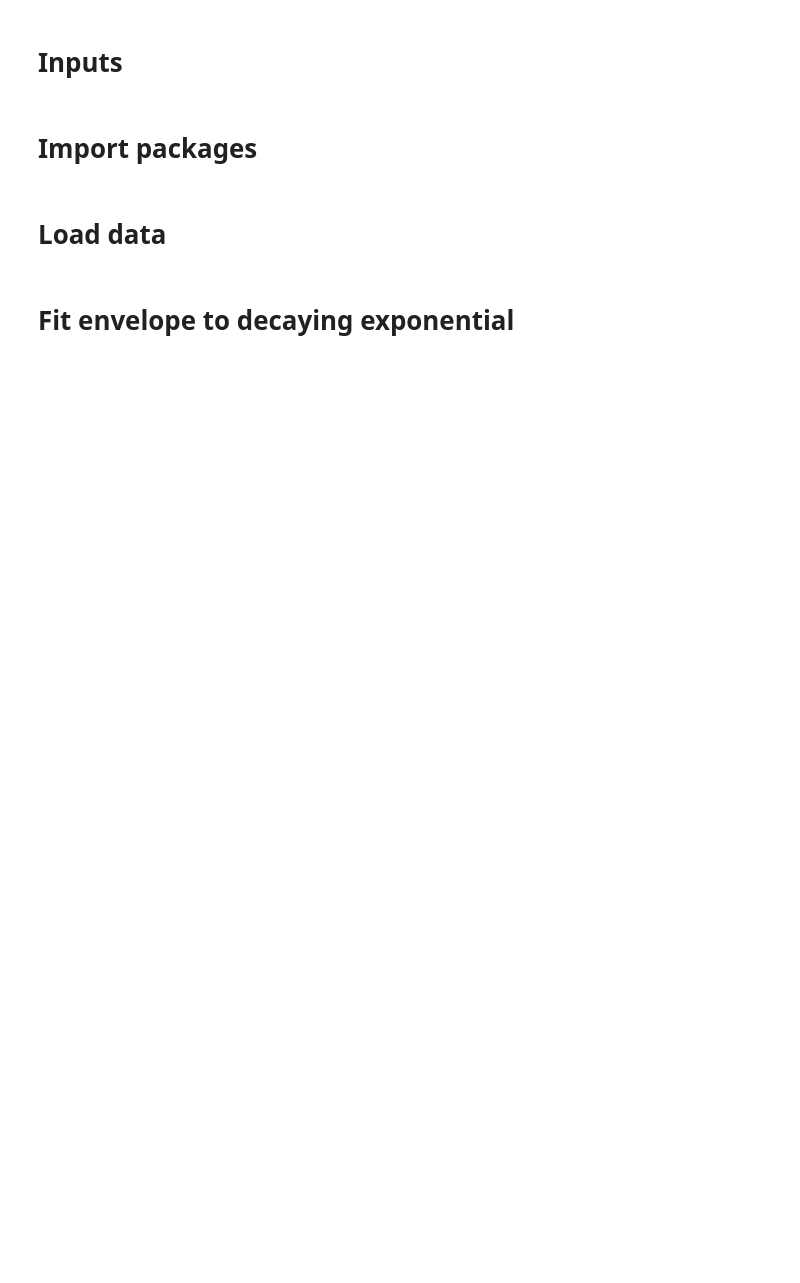
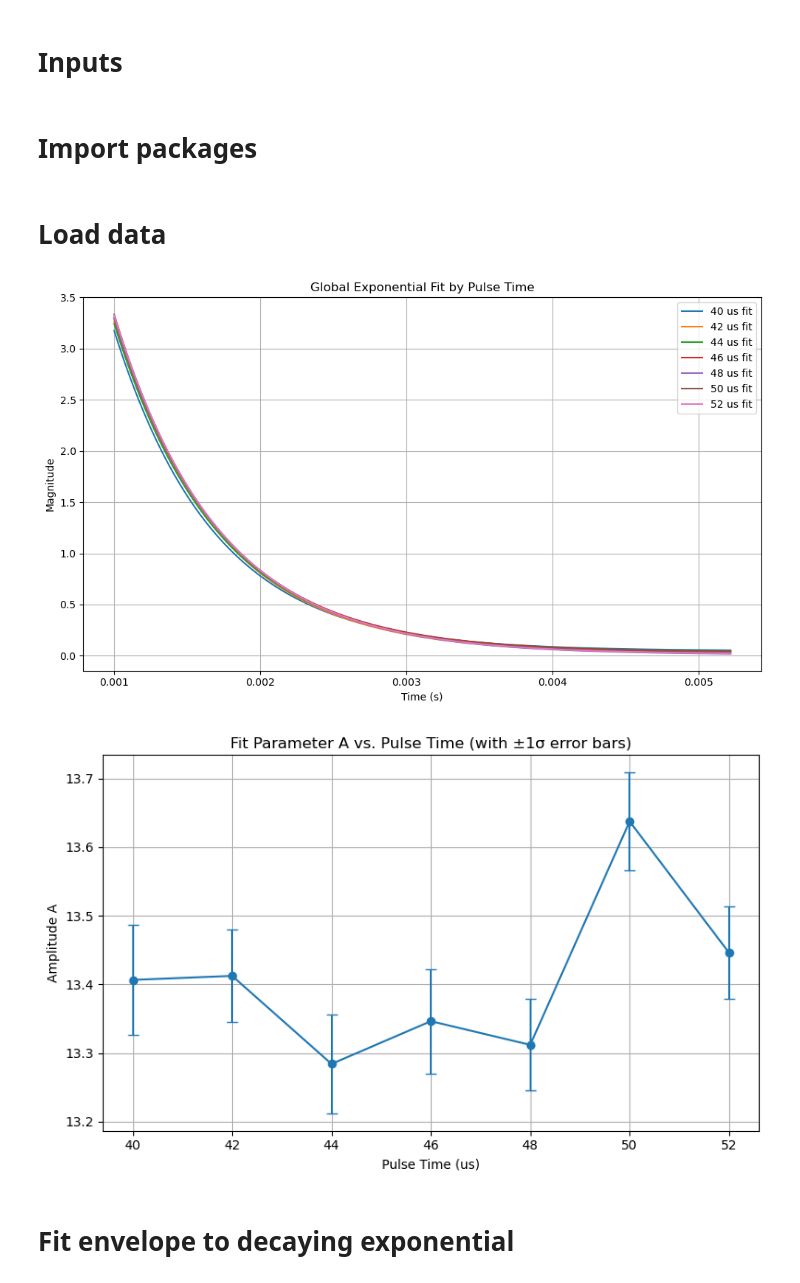
Before and after one commit to noah-silverberg/382L-pNMR, a Jupyter notebook: pi-pulse.ipynb, the cells around one changed output. Drawn from its saved outputs; the diff is of its cells as text; code cells hidden in the pictures; blank space fills up the shorter version.

```diff
--- a/pi-pulse.ipynb
+++ b/pi-pulse.ipynb
@@ -6,3 +3,9 @@ file_names = os.listdir('327')
+# %%
+import os
+import re
+
+folder_name = '327/Pulse Calibration Redo'
+file_names = [file_name for file_name in os.listdir(folder_name) if re.match(r'^\d+_\d+\.csv$', file_name)]
 # %% [markdown]
 # Import packages
 # %%
@@ -24,7 +29,7 @@ pulse_times = []
 for file_name in file_names:
     # Assumes the file name format has the pulse time (in us) before 'us'
     pulse_time = int(file_name.split('/')[-1].split('_')[0])
-    df = pd.read_csv(file_name, header=None, names=['t', 'CH1', 'CH2'])
+    df = pd.read_csv(os.path.join(folder_name, file_name), header=None, names=['t', 'CH1', 'CH2'])
     df = df.dropna()
     df = df[df['t'] > 0.001]
     data.append(df)
@@ -43,2 +37,72 @@ for file_name in file_names:
+# %%
+from collections import defaultdict
+
+# Group magnitude traces by pulse time
+grouped_mag_data = defaultdict(lambda: {'t': [], 'mag': []})
+
+for df, pulse_time in zip(data, pulse_times):
+    t = df['t'].values
+    real = df['CH1'].values - df['CH1'].iloc[-1]
+    imag = df['CH2'].values - df['CH2'].iloc[-1]
+    mag = np.sqrt(real**2 + imag**2)
+
+    grouped_mag_data[pulse_time]['t'].extend(t)
+    grouped_mag_data[pulse_time]['mag'].extend(mag)
+
+# Fit exponential to all data at each pulse time
+global_fit_results = []
+
+plt.figure(figsize=(10, 6))
+for pulse_time, values in sorted(grouped_mag_data.items()):
+    t_all = np.array(values['t'])
+    mag_all = np.array(values['mag'])
+
+    # Sort by time
+    sort_idx = np.argsort(t_all)
+    t_all = t_all[sort_idx]
+    mag_all = mag_all[sort_idx]
+
+    # Fit
+    p0 = [mag_all[0], (t_all.max() - t_all.min()) / 2, np.min(mag_all)]
+    try:
+        popt, pcov = curve_fit(model_exp, t_all, mag_all, p0=p0)
+        A_err = np.sqrt(np.diag(pcov))[0]
+    except RuntimeError:
+        popt = [np.nan, np.nan, np.nan]
+
+    global_fit_results.append({
+        'Pulse Time (us)': pulse_time,
+        'A': popt[0],
+        'T2* (us)': popt[1],
+        'C': popt[2],
+        'A_err': A_err
+    })
+
+    # Plot
+    # plt.plot(t_all, mag_all, '.', alpha=0.3, label=f'{pulse_time} us data')
+    if not np.isnan(popt).any():
+        plt.plot(t_all, model_exp(t_all, *popt), '-', label=f'{pulse_time} us fit')
+
+plt.xlabel('Time (s)')
+plt.ylabel('Magnitude')
+plt.title('Global Exponential Fit by Pulse Time')
+plt.legend()
+plt.grid(True)
+plt.tight_layout()
+plt.show()
+
+results_df = pd.DataFrame(global_fit_results).sort_values('Pulse Time (us)')
+
+plt.figure(figsize=(8, 5))
+plt.errorbar(results_df['Pulse Time (us)'], results_df['A'], yerr=results_df['A_err'], fmt='o-', capsize=4)
+plt.xlabel('Pulse Time (us)')
+plt.ylabel('Amplitude A')
+plt.title('Fit Parameter A vs. Pulse Time (with ±1σ error bars)')
+plt.grid(True)
+plt.tight_layout()
+plt.show()
+# %% [output]
+[figure, added]
+[figure, added]
 # %% [markdown]
 # Fit envelope to decaying exponential
```
Also changed, not shown: parts of 7 cells of this notebook.
